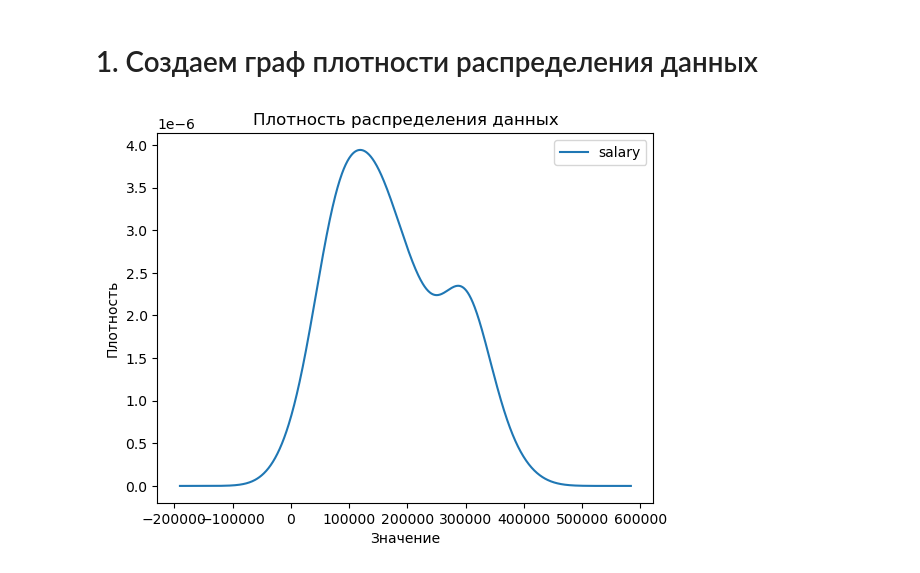
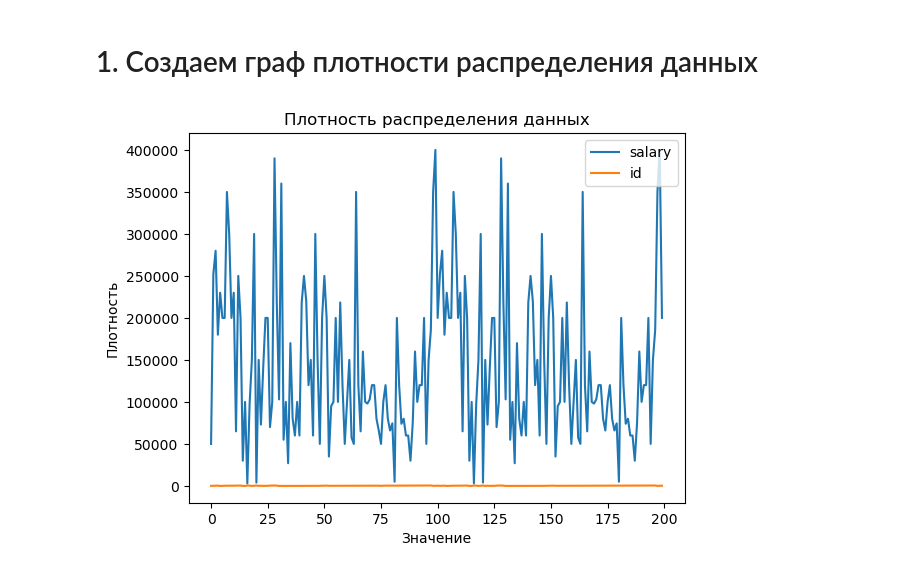
Before and after one commit to rezvai/BiAnalysisEnd, a Jupyter notebook: Модуль А/plot.ipynb, the cells around one changed output. Cells and saved outputs as stored; diff of their text form; code cells hidden in the pictures.

```diff
--- a/Модуль А/plot.ipynb
+++ b/Модуль А/plot.ipynb
@@ -3,21 +3,21 @@
 # %%
 # Импорттруем библиотеку для работы с данными
 import pandas as pd
 # ИМпортиурем библиотеку для работы с графами
 import matplotlib.pyplot as plt
 
 # Читаем данные из CSV в DataFrame
-data = pd.read_csv(r'Модуль А\data\cleardata\csvcleardata.csv', encoding='windows-1251')
+data = pd.read_csv(r'data\cleardata\csvcleardata.csv', encoding='windows-1251')
 
 # Создаем график плотности распределения для столбца salary
-data.plot(kind='density')
+data.plot()
 
 # Добавляем заголовок и метки осей
 plt.title('Плотность распределения данных')
 plt.xlabel('Значение')
 plt.ylabel('Плотность')
 
 # Отображаем график
 plt.show()
 # %% [output]
-[figure, old version]
+[figure, new version]
```
Also changed, not shown: 20 other files.
